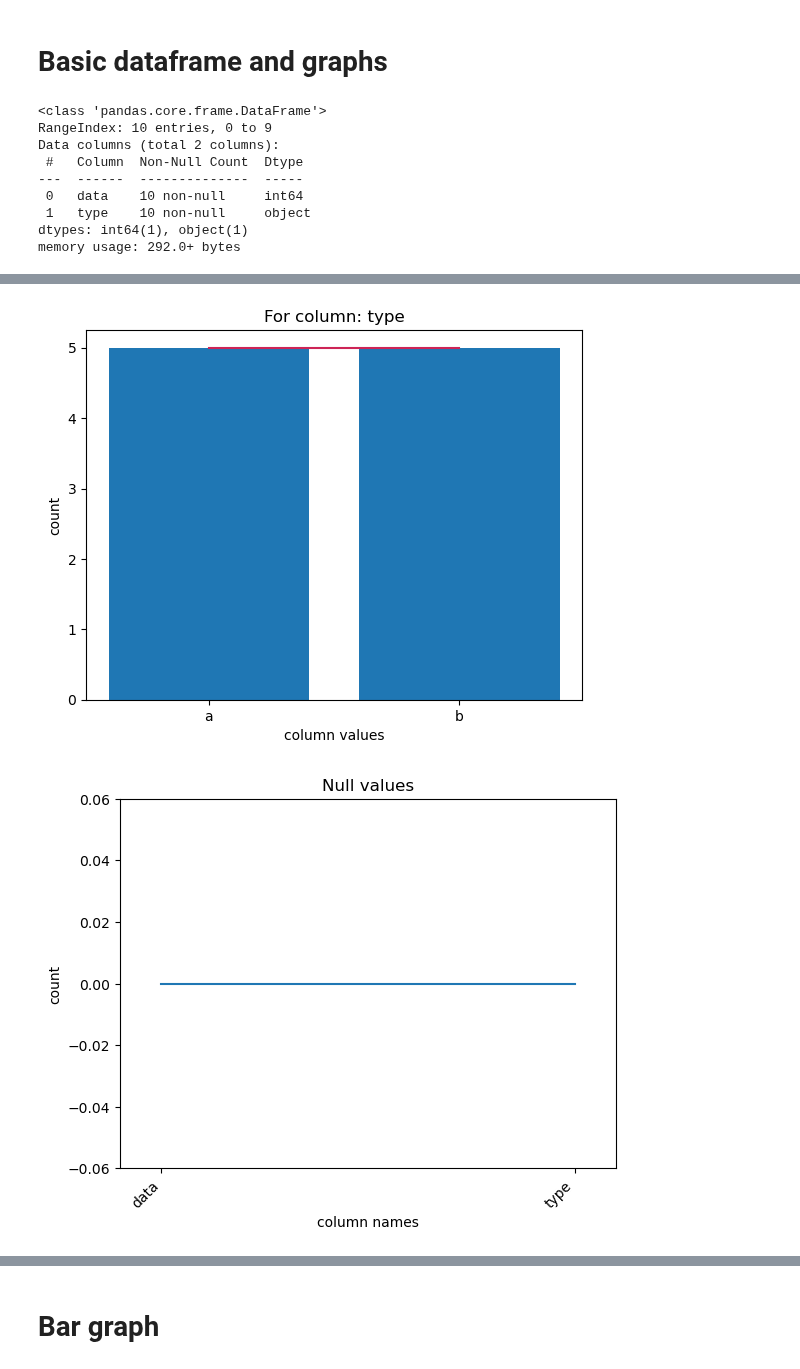
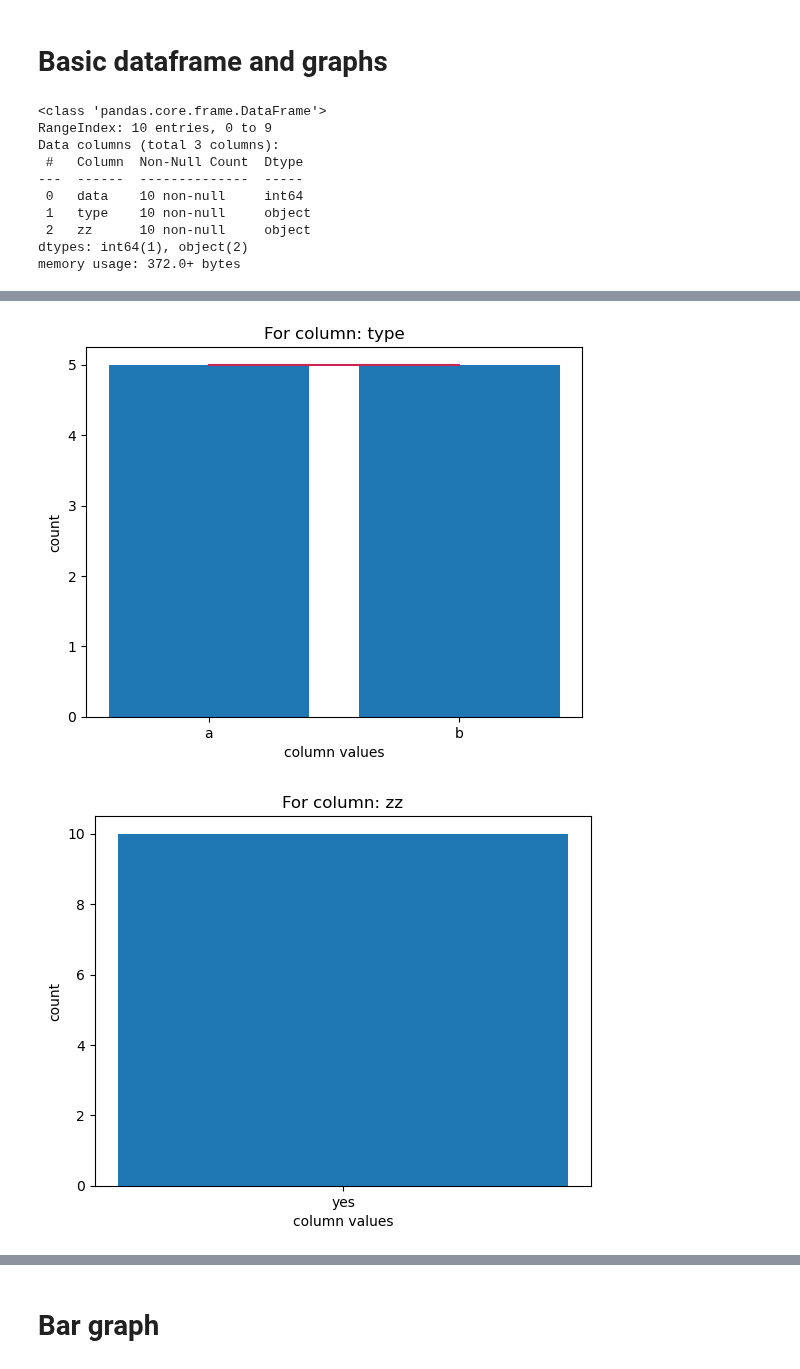
Before and after one commit to kcj-coding/Python-coding, a Jupyter notebook: df_and_graphs.ipynb, the cells around one changed output, grey strips where cells are left out. Drawn from its saved outputs; the diff is of its cells as text; code cells hidden in the pictures.

```diff
--- a/df_and_graphs.ipynb
+++ b/df_and_graphs.ipynb
@@ -11,6 +11,19 @@ typer = ["a","b","a","b","a","b","a","b","a","b"]
 
 # make a dataframe
 df = pd.DataFrame({'data':data, 'type':typer})
+
+# apply a function to the dataframe
+def test(x,y):
+    if x>y:
+        val = "yes"
+    else:
+        val = "no"
+    return val
+
+df['data1'] = df['data'].shift(1,fill_value=0)
+df['zz'] = df.apply(lambda x: test(x['data'], x['data1']), axis=1)
+
+df = df.drop(columns=['data1'])
 
 # view data via pandas
 pd.plotting.scatter_matrix(df)
@@ -89,34 +102,35 @@ df_numeric2 = df.groupby(['type'], as_index=False).agg(total=('data','sum'),avg=
 df = df.drop_duplicates(subset=["data"], keep='first')
 
 # order by df data column
 df = df.sort_values(by=['data'], ascending=True)
 
 # rename specific column
 df.rename(columns={'pct_v':'pct_t'}, inplace=True)
 
 # new column with previous values +ve for prv, -ve for next
 df['prv_data'] = df['data'].shift(1, fill_value=0) # fill_value sets the value if any are NaN or missing
 
 # get top 10 values +1 on the number required
 df_top10 = df[0:10]
 
 # filter type to examples containing a
 df_a = df[df['type'].str.contains("a")]
 
 # make another, unused dataframe and join the first dataframe onto this second dataframe
 df_unused = pd.DataFrame({'col1':data,'col2':[50,50,50,50,50,50,50,50,50,50]})
 
 df_unused = pd.merge(df_unused, df, how="left", left_on=["col1"], right_on=['data'])
 # %% [output]
 <class 'pandas.core.frame.DataFrame'>
 RangeIndex: 10 entries, 0 to 9
-Data columns (total 2 columns):
+Data columns (total 3 columns):
  #   Column  Non-Null Count  Dtype
 ---  ------  --------------  -----
  0   data    10 non-null     int64
  1   type    10 non-null     object
-dtypes: int64(1), object(1)
-memory usage: 292.0+ bytes
+ 2   zz      10 non-null     object
+dtypes: int64(1), object(2)
+memory usage: 372.0+ bytes
 [figure]
 [figure]
-[figure, old version]
+[figure, new version]
```
Also changed, not shown: parts of 10 cells of this notebook, 1 other file.
